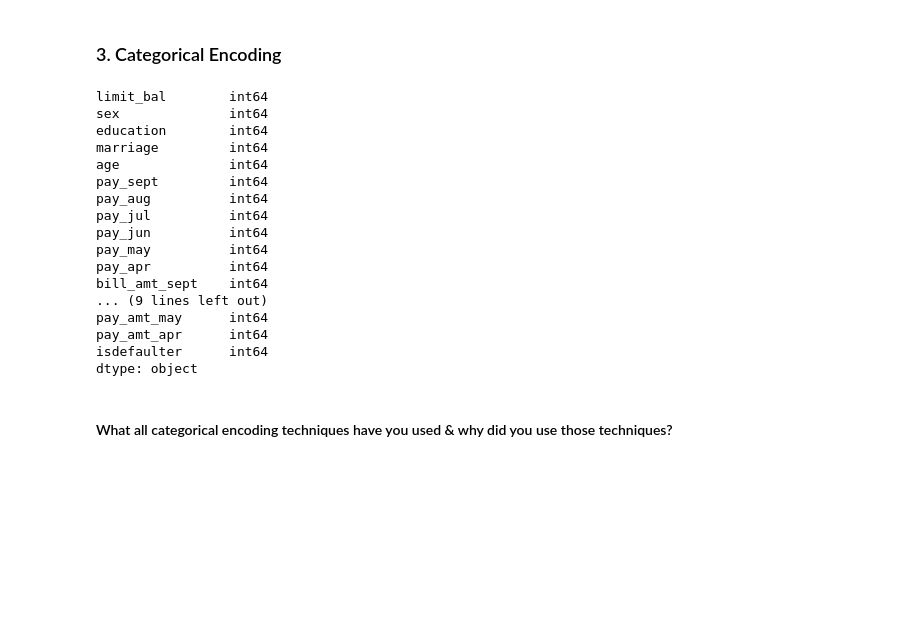
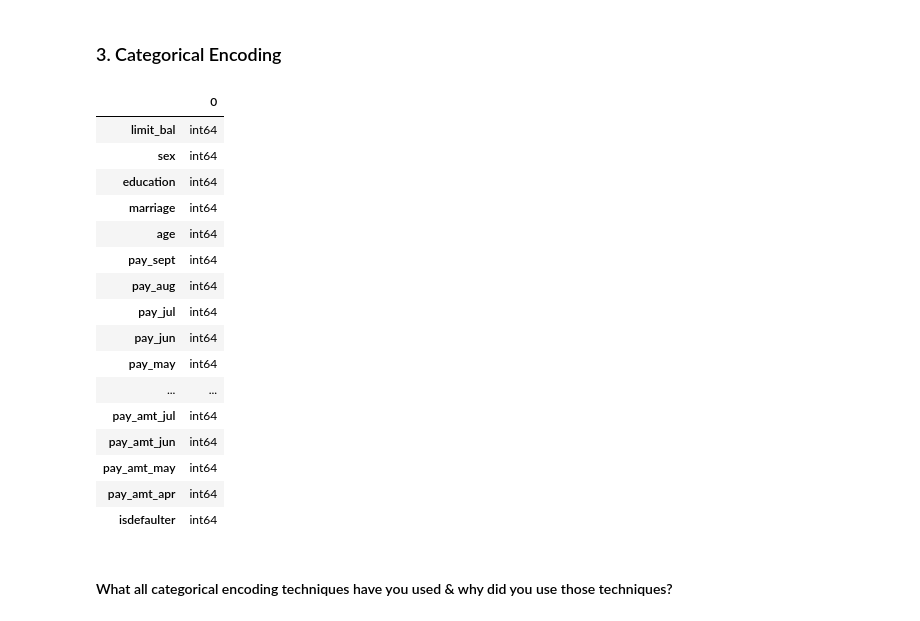
Before and after one commit to thepankaj018/Credit-Card-Default-Prediction, a Jupyter notebook: Credit_Card_Default_Prediction.ipynb, the cells around one changed output. Saved outputs shown, nothing was run; the diff lists cells and outputs as text; code cells hidden in the pictures; blank space fills up the shorter version.

```diff
--- a/Credit_Card_Default_Prediction.ipynb
+++ b/Credit_Card_Default_Prediction.ipynb
@@ -1094,26 +1126,26 @@ Answer Here.
 # %%
 # Encode your categorical columns
 
 # Checking datatypes of variables
-df.dtypes
+df.dtypes.to_frame()
 # %% [output]
-limit_bal        int64
-sex              int64
-education        int64
-marriage         int64
-age              int64
-pay_sept         int64
-pay_aug          int64
-pay_jul          int64
-pay_jun          int64
-pay_may          int64
-pay_apr          int64
-bill_amt_sept    int64
-... (9 lines left out)
-pay_amt_may      int64
-pay_amt_apr      int64
-isdefaulter      int64
-dtype: object
+|  | 0 |
+| limit_bal | int64 |
+| sex | int64 |
+| education | int64 |
+| marriage | int64 |
+| age | int64 |
+| pay_sept | int64 |
+| pay_aug | int64 |
+| pay_jul | int64 |
+| pay_jun | int64 |
+| pay_may | int64 |
+| ... | ... |
+| pay_amt_jul | int64 |
+| pay_amt_jun | int64 |
+| pay_amt_may | int64 |
+| pay_amt_apr | int64 |
+| isdefaulter | int64 |
 # %% [markdown]
 #### What all categorical encoding techniques have you used & why did you use those techniques?
 # %% [markdown]
```
Also changed, not shown: parts of 12 cells of this notebook.
